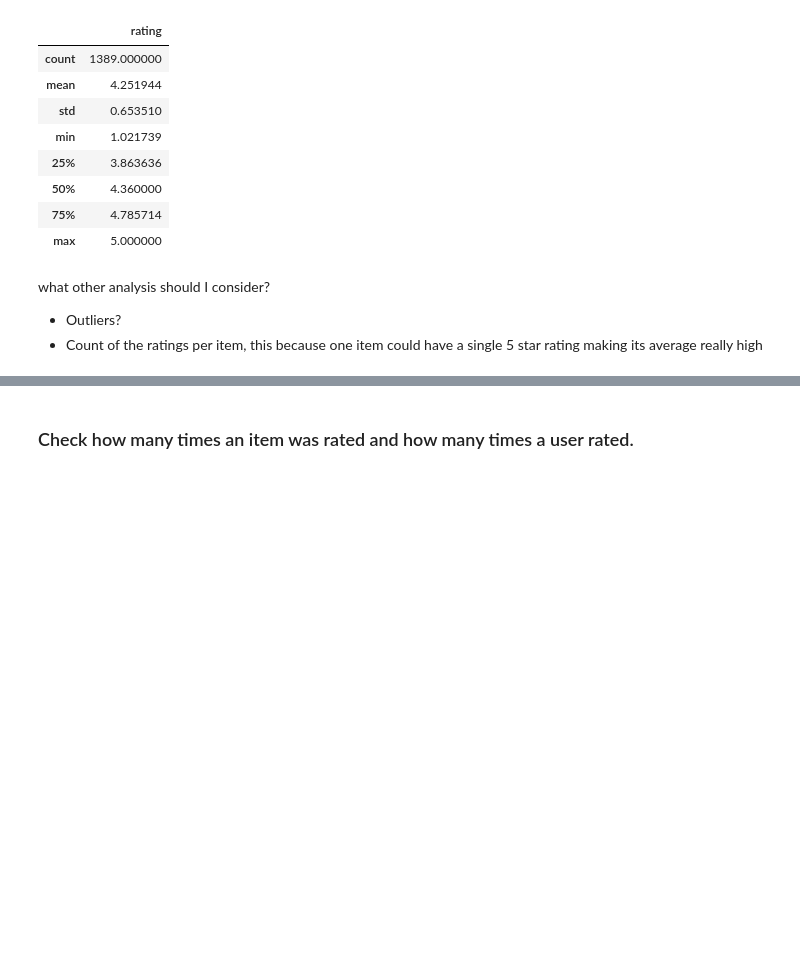
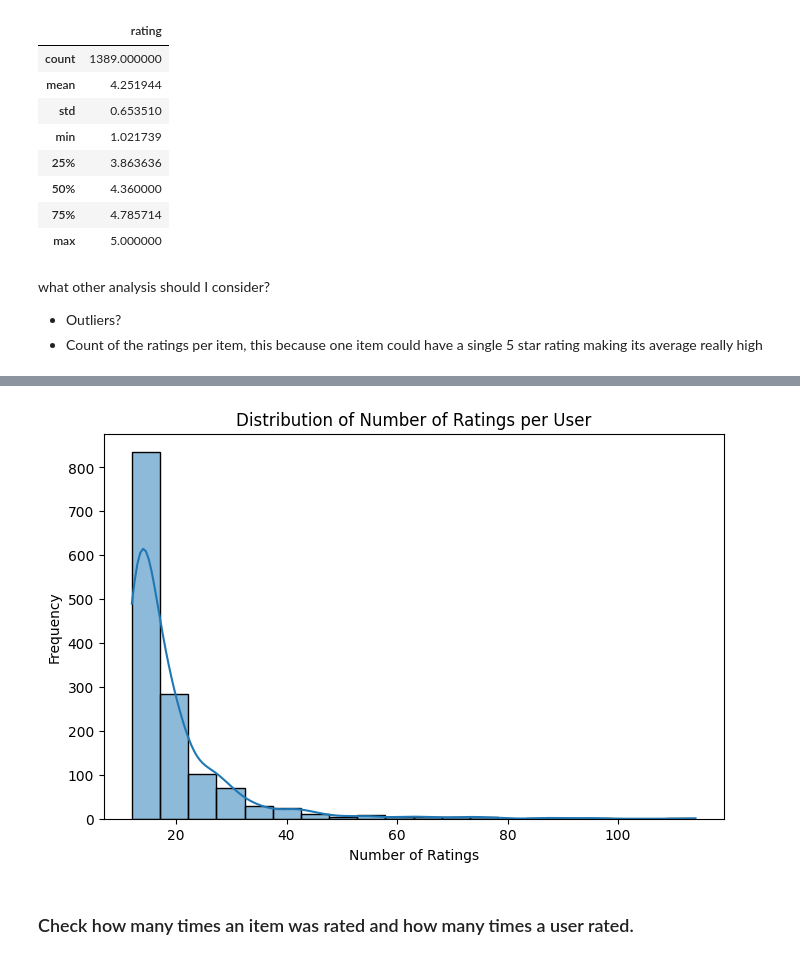
Before and after one commit to Armin-Irvije/Web-Recommender-Systems, a Jupyter notebook: week6.ipynb, the cells around one changed output, grey strips where cells are left out. Cells and saved outputs as stored; diff of their text form; code cells hidden in the pictures; blank space fills up the shorter version.

```diff
--- a/week6.ipynb
+++ b/week6.ipynb
@@ -270,3 +295,15 @@ what other analysis should I consider?
+# %%
+# distribution of number of ratings per user
+# checking how many ratings each user has given, and how that is distributed across users.
+ratings_per_user = train_df.groupby('user_id')['rating'].count().reset_index(name='rating_count')
+plt.figure(figsize=(8, 5))
+sns.histplot(ratings_per_user['rating_count'], bins=20, kde=True)
+plt.title('Distribution of Number of Ratings per User')
+plt.xlabel('Number of Ratings')
+plt.ylabel('Frequency')
+plt.show()
+# %% [output]
+[figure, added]
 # %% [markdown]
 ### Check how many times an item was rated and how many times a user rated.
 # %%
```
Also changed, not shown: parts of 10 cells of this notebook, 1 other file.
